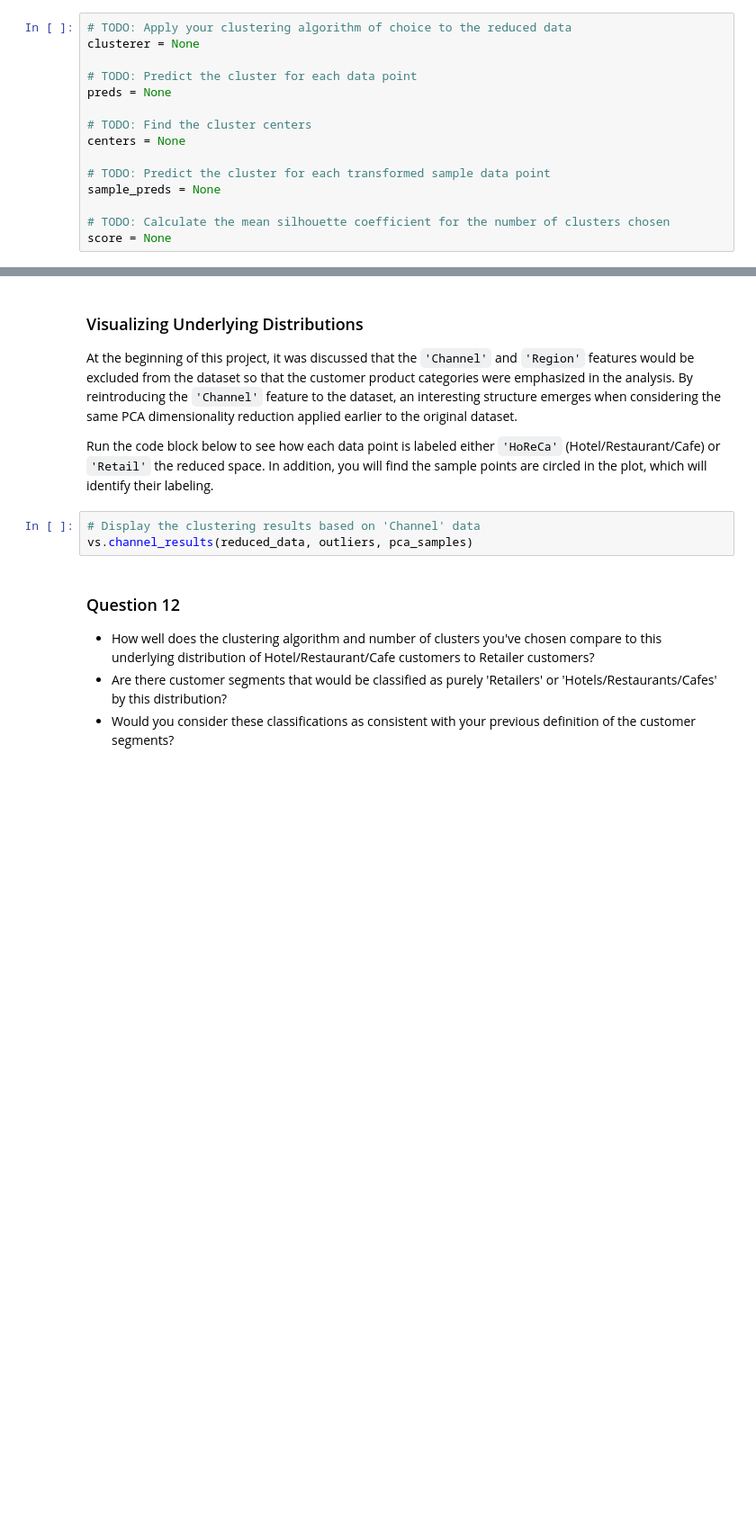
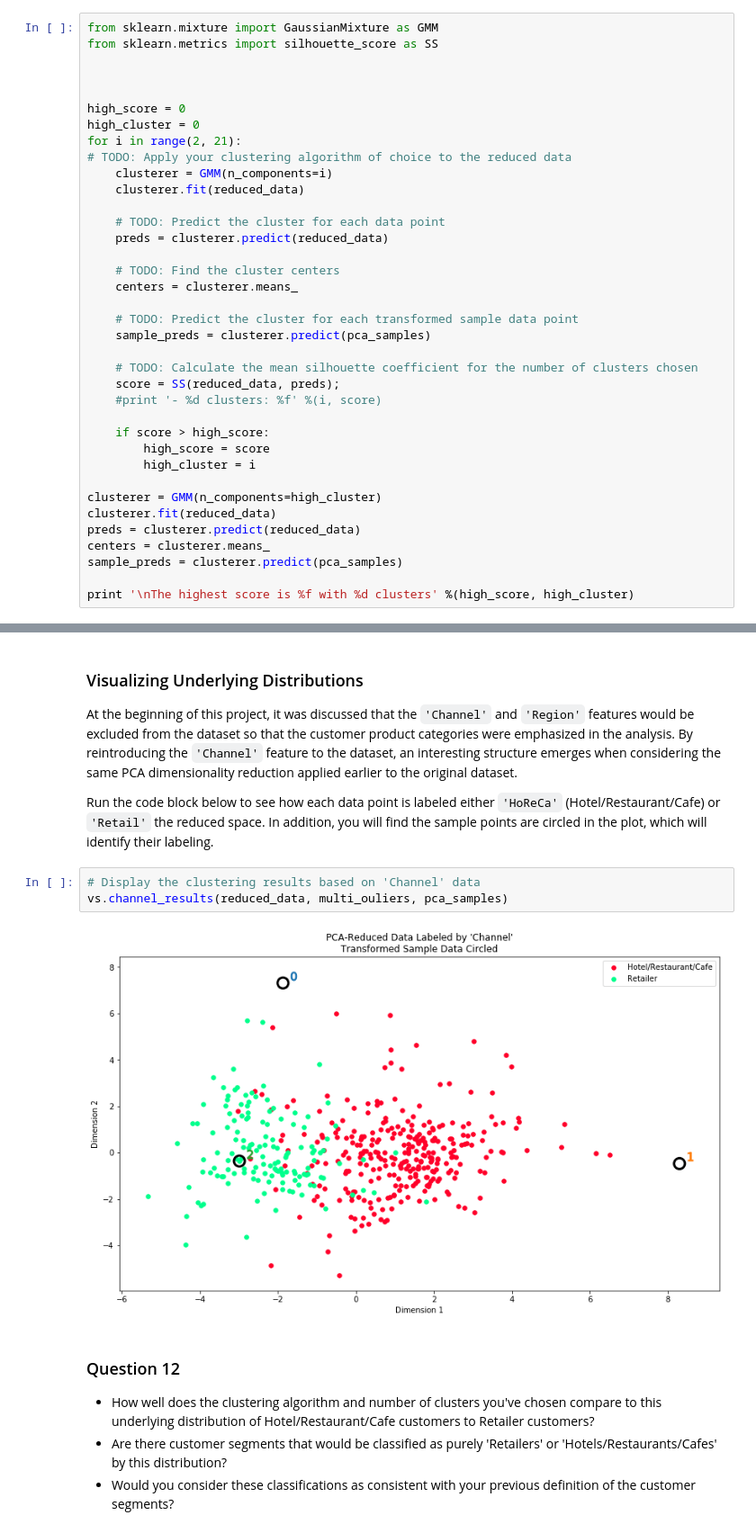
Before and after one commit to yastafarian/MLND-nanodegree-projects, a Jupyter notebook: customer_segments/customer_segments.ipynb, the cells around one changed output, grey strips where cells are left out. Shown at 90% size. Saved outputs shown, nothing was run; the diff lists cells and outputs as text; blank space fills up the shorter version.

```diff
--- a/customer_segments/customer_segments.ipynb
+++ b/customer_segments/customer_segments.ipynb
@@ -481,17 +507,39 @@ In the code block below, you will need to implement the following:
  - Import `sklearn.metrics.silhouette_score` and calculate the silhouette score of `reduced_data` against `preds`.
    - Assign the silhouette score to `score` and print the result.
 # %%
+from sklearn.mixture import GaussianMixture as GMM
+from sklearn.metrics import silhouette_score as SS
+
+
+
+high_score = 0
+high_cluster = 0
+for i in range(2, 21):
 # TODO: Apply your clustering algorithm of choice to the reduced data
-clusterer = None
+    clusterer = GMM(n_components=i)
+    clusterer.fit(reduced_data)
 
-# TODO: Predict the cluster for each data point
-preds = None
+    # TODO: Predict the cluster for each data point
+    preds = clusterer.predict(reduced_data)
 
-# TODO: Find the cluster centers
-centers = None
+    # TODO: Find the cluster centers
+    centers = clusterer.means_
 
-# TODO: Predict the cluster for each transformed sample data point
-sample_preds = None
+    # TODO: Predict the cluster for each transformed sample data point
+    sample_preds = clusterer.predict(pca_samples)
 
-# TODO: Calculate the mean silhouette coefficient for the number of clusters chosen
-score = None
+    # TODO: Calculate the mean silhouette coefficient for the number of clusters chosen
+    score = SS(reduced_data, preds);
+    #print '- %d clusters: %f' %(i, score)
+
+    if score > high_score:
+        high_score = score
+        high_cluster = i
+
+clusterer = GMM(n_components=high_cluster)
+clusterer.fit(reduced_data)
+preds = clusterer.predict(reduced_data)
+centers = clusterer.means_
+sample_preds = clusterer.predict(pca_samples)
+
+print '\nThe highest score is %f with %d clusters' %(high_score, high_cluster)
@@ -577,7 +681,9 @@ At the beginning of this project, it was discussed that the `'Channel'` and `'Re
 Run the code block below to see how each data point is labeled either `'HoReCa'` (Hotel/Restaurant/Cafe) or `'Retail'` the reduced space. In addition, you will find the sample points are circled in the plot, which will identify their labeling.
 # %%
 # Display the clustering results based on 'Channel' data
-vs.channel_results(reduced_data, outliers, pca_samples)
+vs.channel_results(reduced_data, multi_ouliers, pca_samples)
+# %% [output]
+[figure, added]
 # %% [markdown]
 ### Question 12
 
```
Also changed, not shown: parts of 30 cells of this notebook, 1 other file.
